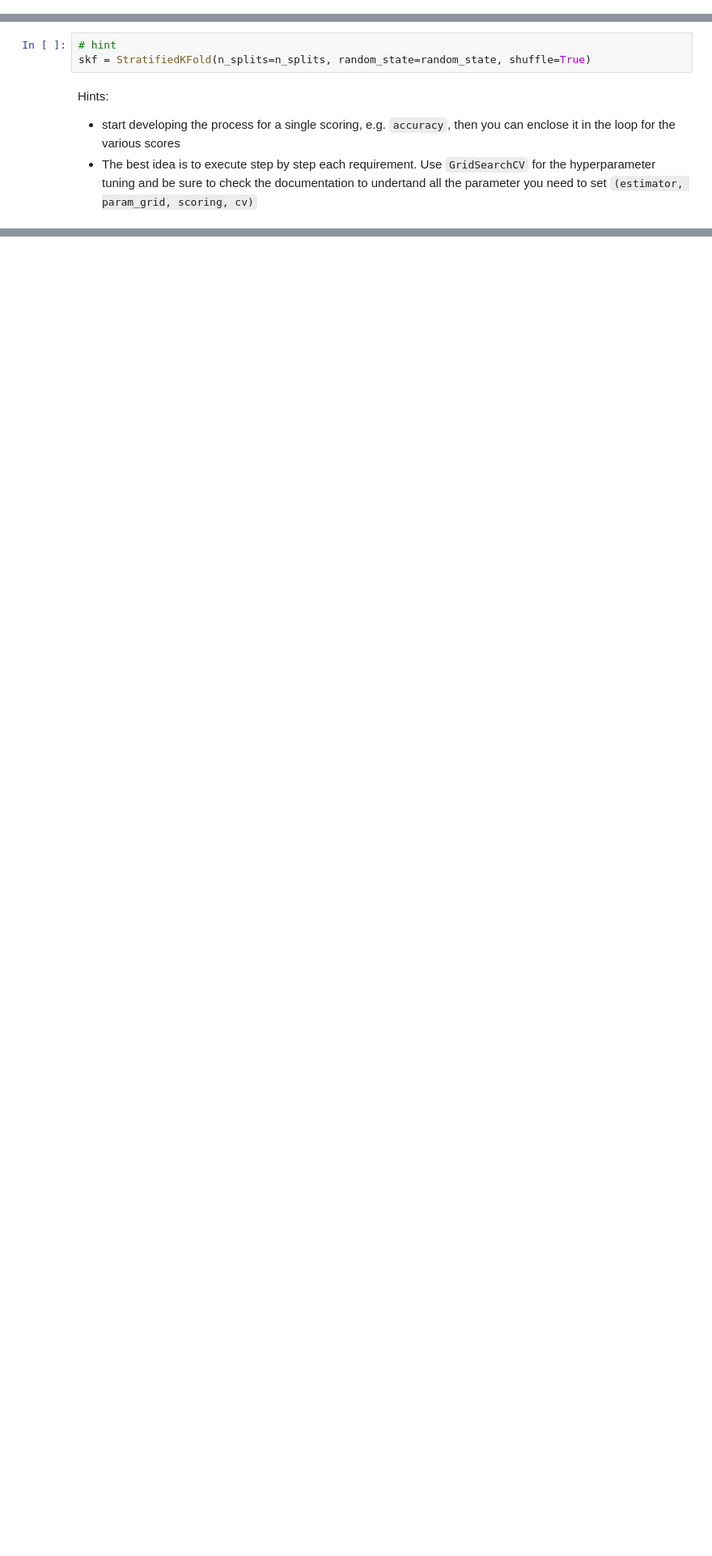
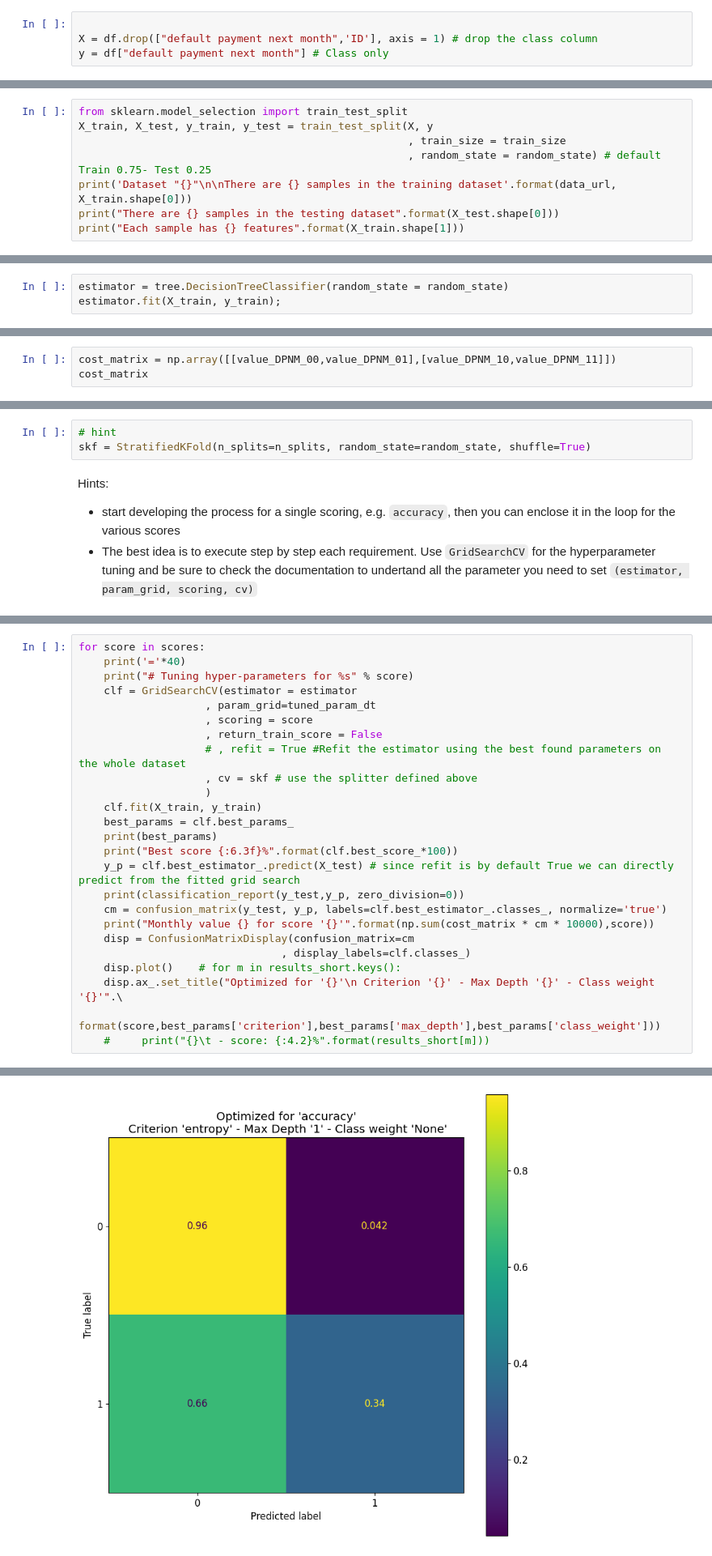
Before and after one commit to FabioC-alt/DataMiningStudyRepo, a Jupyter notebook: Practice/Lab3_ModelSelection/lab3b-class-dt-grid-search-cv_nocode.ipynb, the cells around one changed output, grey strips where cells are left out. Shown at 81% size. Drawn from its saved outputs; the diff is of its cells as text; blank space fills up the shorter version.

```diff
--- a/Practice/Lab3_ModelSelection/lab3b-class-dt-grid-search-cv_nocode.ipynb
+++ b/Practice/Lab3_ModelSelection/lab3b-class-dt-grid-search-cv_nocode.ipynb
@@ -186,5 +171,9 @@ Drop also the columns which are not relevant for training a classifier, if any
 
 The method "drop" of dataframes allows to drop either rows or columns
 - the "axis" parameter chooses between dropping rows (axis=0) or columns (axis=1)
+# %%
+
+X = df.drop(["default payment next month",'ID'], axis = 1) # drop the class column
+y = df["default payment next month"] # Class only
 # %% [markdown]
 ### Prepare the baseline: holdout method
@@ -198,0 +180,8 @@ Each sample has 23 features
+# %%
+from sklearn.model_selection import train_test_split
+X_train, X_test, y_train, y_test = train_test_split(X, y
+                                                    , train_size = train_size
+                                                    , random_state = random_state) # default Train 0.75- Test 0.25
+print('Dataset "{}"\n\nThere are {} samples in the training dataset'.format(data_url, X_train.shape[0]))
+print("There are {} samples in the testing dataset".format(X_test.shape[0]))
+print("Each sample has {} features".format(X_train.shape[1]))
@@ -199,4 +194,7 @@ Each sample has 23 features
 # %% [markdown]
 - Initialize an estimator with the required model generator `tree.DecisionTreeClassifier(random_state = random_state)`
+# %%
+estimator = tree.DecisionTreeClassifier(random_state = random_state)
+estimator.fit(X_train, y_train);
 # %% [markdown]
 - Fit the estimator on the train data and target
@@ -260,0 +267,3 @@ array([[  0,  -2],
+# %%
+cost_matrix = np.array([[value_DPNM_00,value_DPNM_01],[value_DPNM_10,value_DPNM_11]])
+cost_matrix
@@ -305,0 +295,26 @@ Monthly value 3433.44358487329 for score 'f1_macro'
+# %%
+for score in scores:
+    print('='*40)
+    print("# Tuning hyper-parameters for %s" % score)
+    clf = GridSearchCV(estimator = estimator
+                    , param_grid=tuned_param_dt
+                    , scoring = score
+                    , return_train_score = False
+                    # , refit = True #Refit the estimator using the best found parameters on the whole dataset
+                    , cv = skf # use the splitter defined above
+                    )
+    clf.fit(X_train, y_train)
+    best_params = clf.best_params_
+    print(best_params)
+    print("Best score {:6.3f}%".format(clf.best_score_*100))
+    y_p = clf.best_estimator_.predict(X_test) # since refit is by default True we can directly predict from the fitted grid search
+    print(classification_report(y_test,y_p, zero_division=0))
+    cm = confusion_matrix(y_test, y_p, labels=clf.best_estimator_.classes_, normalize='true')
+    print("Monthly value {} for score '{}'".format(np.sum(cost_matrix * cm * 10000),score))
+    disp = ConfusionMatrixDisplay(confusion_matrix=cm
+                                , display_labels=clf.classes_)
+    disp.plot()    # for m in results_short.keys():
+    disp.ax_.set_title("Optimized for '{}'\n Criterion '{}' - Max Depth '{}' - Class weight '{}'".\
+        format(score,best_params['criterion'],best_params['max_depth'],best_params['class_weight']))
+    #     print("{}\t - score: {:4.2}%".format(results_short[m]))
+# %% [output]
@@ -305,0 +338 @@ Monthly value 3433.44358487329 for score 'f1_macro'
+[figure, added]
```
Also changed, not shown: parts of 16 cells of this notebook, 1 other file.
